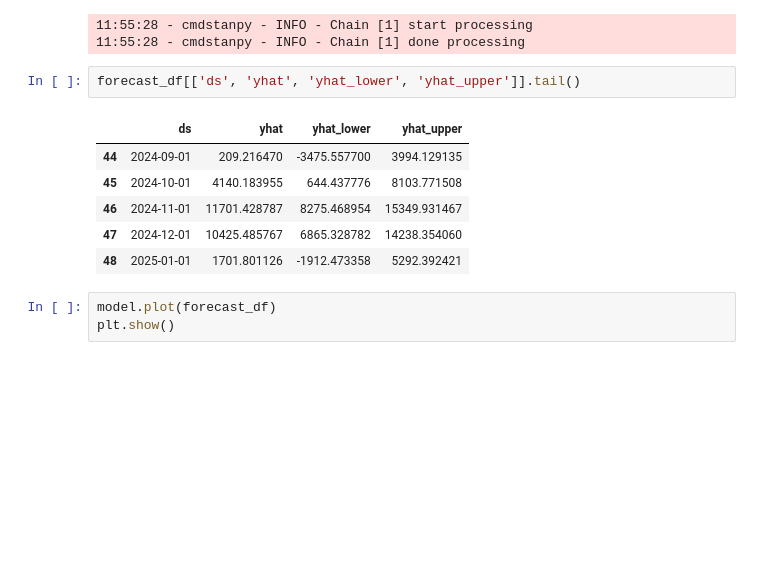
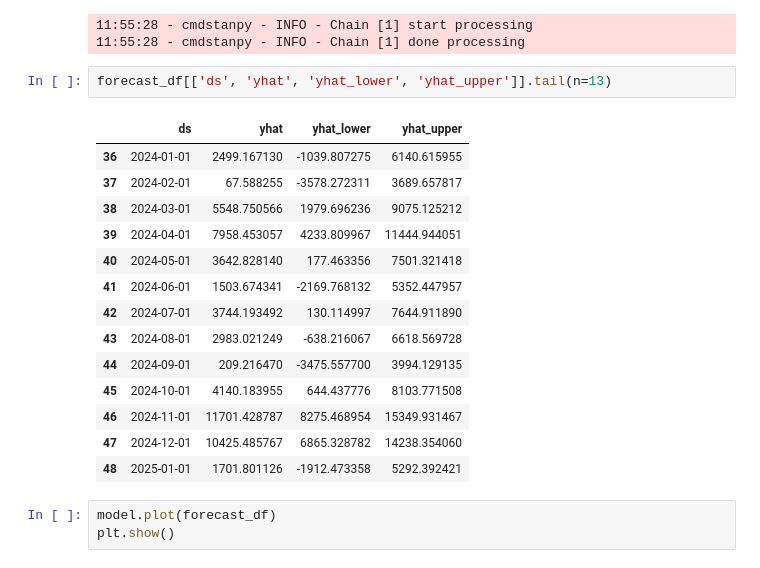
Before and after one commit to yubenjamin2022/UCLAStatsM148, a Jupyter notebook: prophet_model.ipynb, the cells around one changed output. Saved outputs shown, nothing was run; the diff lists cells and outputs as text; blank space fills up the shorter version.

```diff
--- a/prophet_model.ipynb
+++ b/prophet_model.ipynb
@@ -156,9 +156,17 @@ forecast_df = model.predict(future_dates)
 11:55:28 - cmdstanpy - INFO - Chain [1] start processing
 11:55:28 - cmdstanpy - INFO - Chain [1] done processing
 # %%
-forecast_df[['ds', 'yhat', 'yhat_lower', 'yhat_upper']].tail()
+forecast_df[['ds', 'yhat', 'yhat_lower', 'yhat_upper']].tail(n=13)
 # %% [output]
 |  | ds | yhat | yhat_lower | yhat_upper |
+| 36 | 2024-01-01 | 2499.167130 | -1039.807275 | 6140.615955 |
+| 37 | 2024-02-01 | 67.588255 | -3578.272311 | 3689.657817 |
+| 38 | 2024-03-01 | 5548.750566 | 1979.696236 | 9075.125212 |
+| 39 | 2024-04-01 | 7958.453057 | 4233.809967 | 11444.944051 |
+| 40 | 2024-05-01 | 3642.828140 | 177.463356 | 7501.321418 |
+| 41 | 2024-06-01 | 1503.674341 | -2169.768132 | 5352.447957 |
+| 42 | 2024-07-01 | 3744.193492 | 130.114997 | 7644.911890 |
+| 43 | 2024-08-01 | 2983.021249 | -638.216067 | 6618.569728 |
 | 44 | 2024-09-01 | 209.216470 | -3475.557700 | 3994.129135 |
 | 45 | 2024-10-01 | 4140.183955 | 644.437776 | 8103.771508 |
 | 46 | 2024-11-01 | 11701.428787 | 8275.468954 | 15349.931467 |
```
